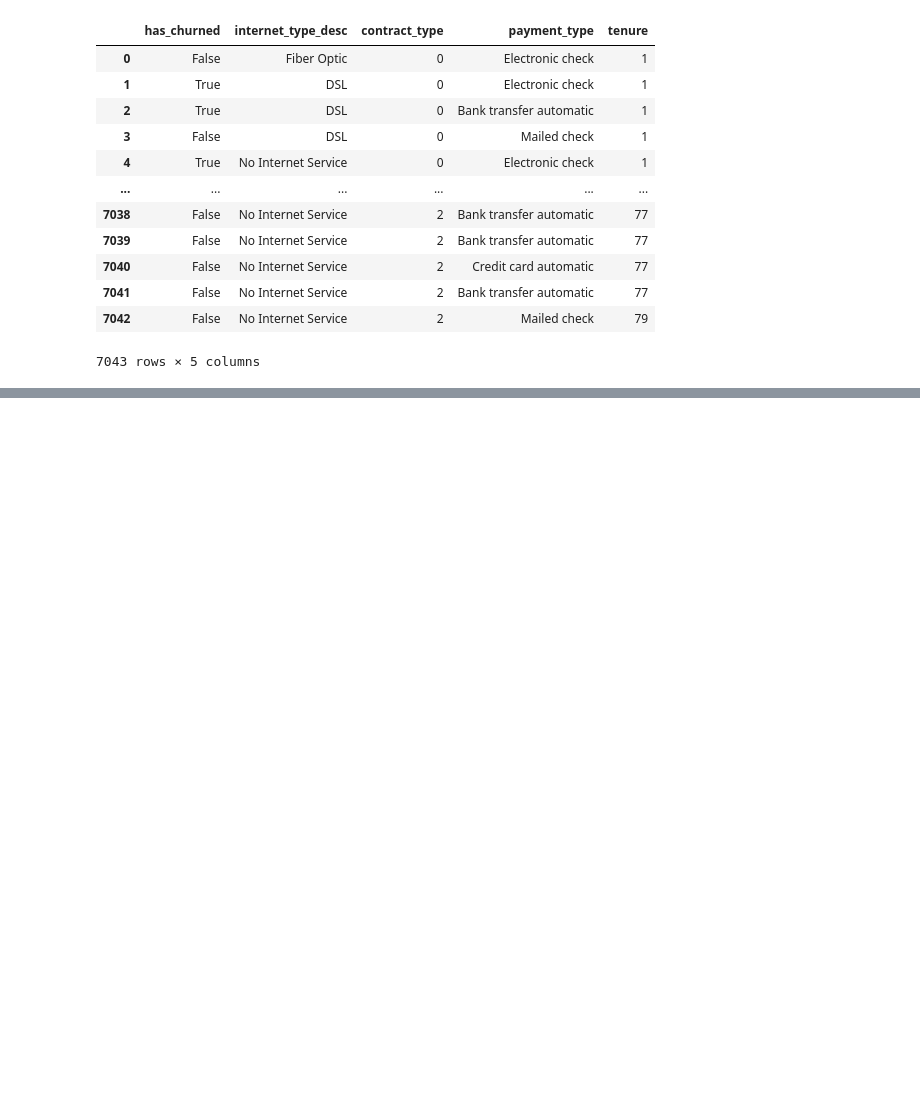
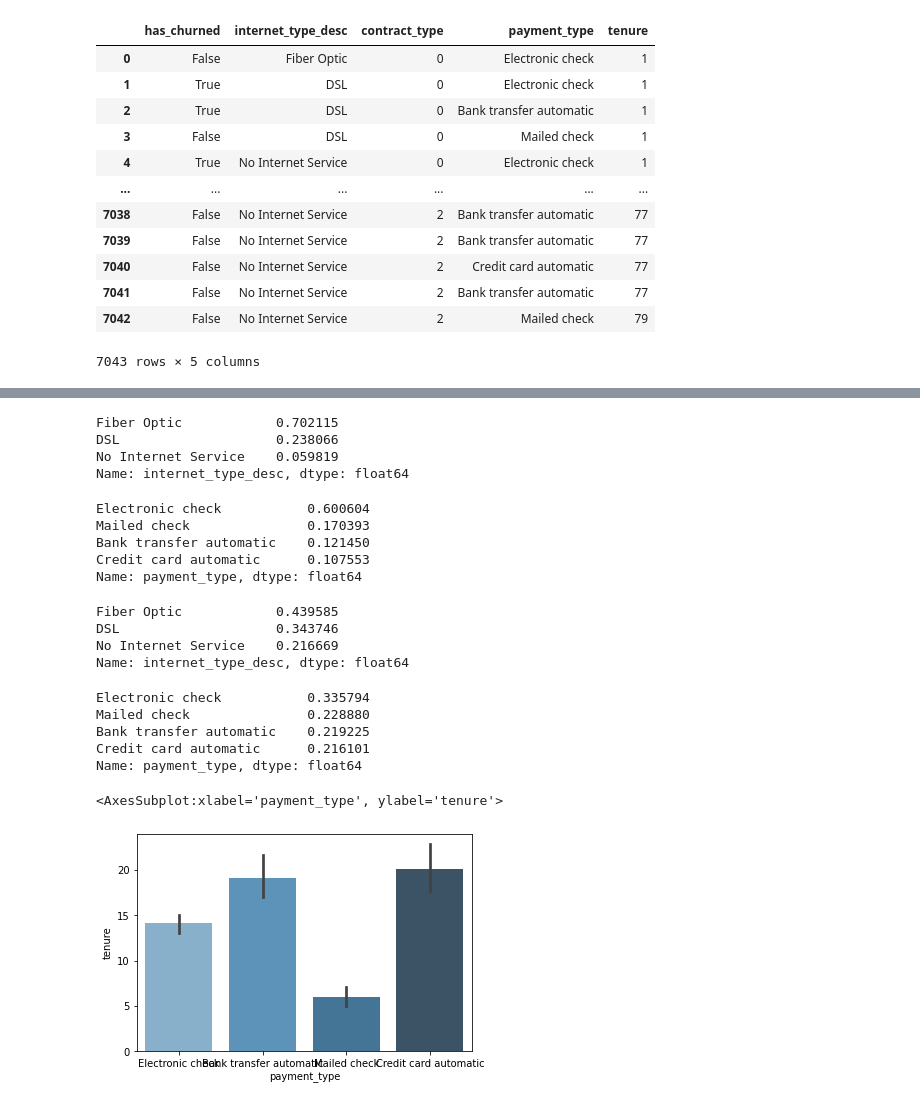
Before and after one commit to Brooke-Holyoak/numpy-pandas-visualization-exercises, a Jupyter notebook: telco_viz1_project.ipynb, the cells around one changed output, grey strips where cells are left out. Drawn from its saved outputs; the diff is of its cells as text; code cells hidden in the pictures; blank space fills up the shorter version.

```diff
--- a/telco_viz1_project.ipynb
+++ b/telco_viz1_project.ipynb
@@ -196,0 +157,38 @@ Name: payment_type, dtype: float64
+# %%
+mtm_churned.internet_type_desc.value_counts(normalize = True)
+#70% of mtm churned customers have fiber
+# %% [output]
+Fiber Optic            0.702115
+DSL                    0.238066
+No Internet Service    0.059819
+Name: internet_type_desc, dtype: float64
+# %%
+mtm_churned.payment_type.value_counts(normalize = True)
+#60% of mtm churned customers pay by e-check
+# %% [output]
+Electronic check           0.600604
+Mailed check               0.170393
+Bank transfer automatic    0.121450
+Credit card automatic      0.107553
+Name: payment_type, dtype: float64
+# %%
+#now let's compare those with the total of customers
+
+df.internet_type_desc.value_counts(normalize = True)
+#this is percentage of the whole, not just churned customers
+#only 43% of the total customers have fiber
+# %% [output]
+Fiber Optic            0.439585
+DSL                    0.343746
+No Internet Service    0.216669
+Name: internet_type_desc, dtype: float64
+# %%
+df.payment_type.value_counts(normalize = True)
+#percentage of the whole customer base and payment type
+#only 33.5% of the total customers use e-check
+# %% [output]
+Electronic check           0.335794
+Mailed check               0.228880
+Bank transfer automatic    0.219225
+Credit card automatic      0.216101
+Name: payment_type, dtype: float64
@@ -196,0 +197,6 @@ Name: payment_type, dtype: float64
+# %%
+sns.barplot(x="payment_type", y="tenure", data=mtm_churned,
+                 palette="Blues_d")
+# %% [output]
+<AxesSubplot:xlabel='payment_type', ylabel='tenure'>
+[figure, added]
```
Also changed, not shown: parts of 21 cells of this notebook.
